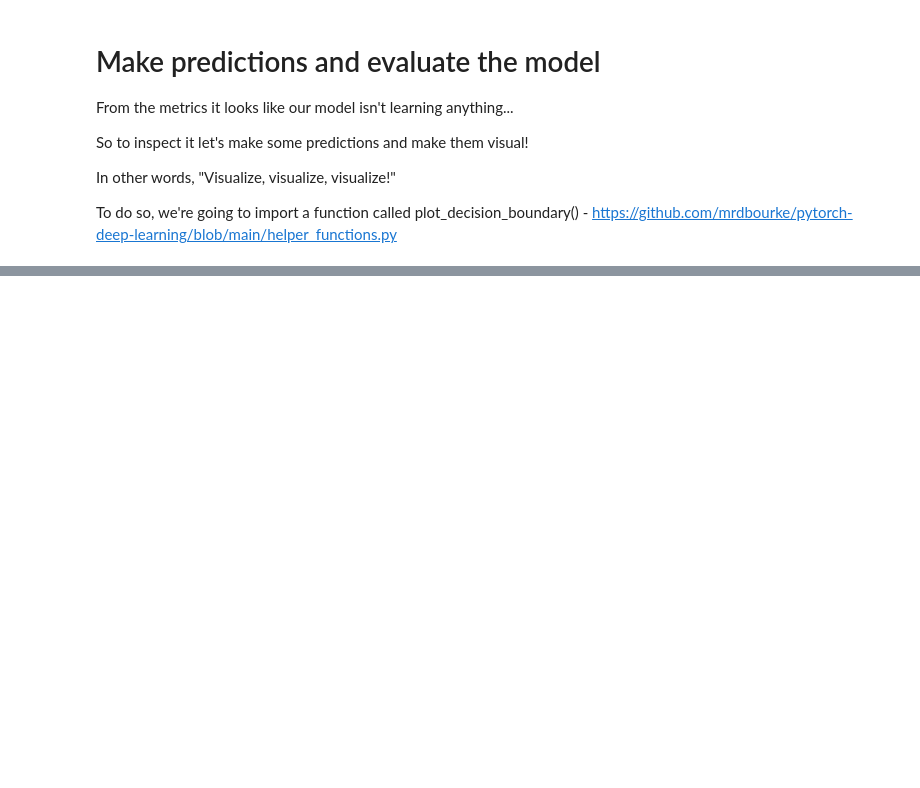
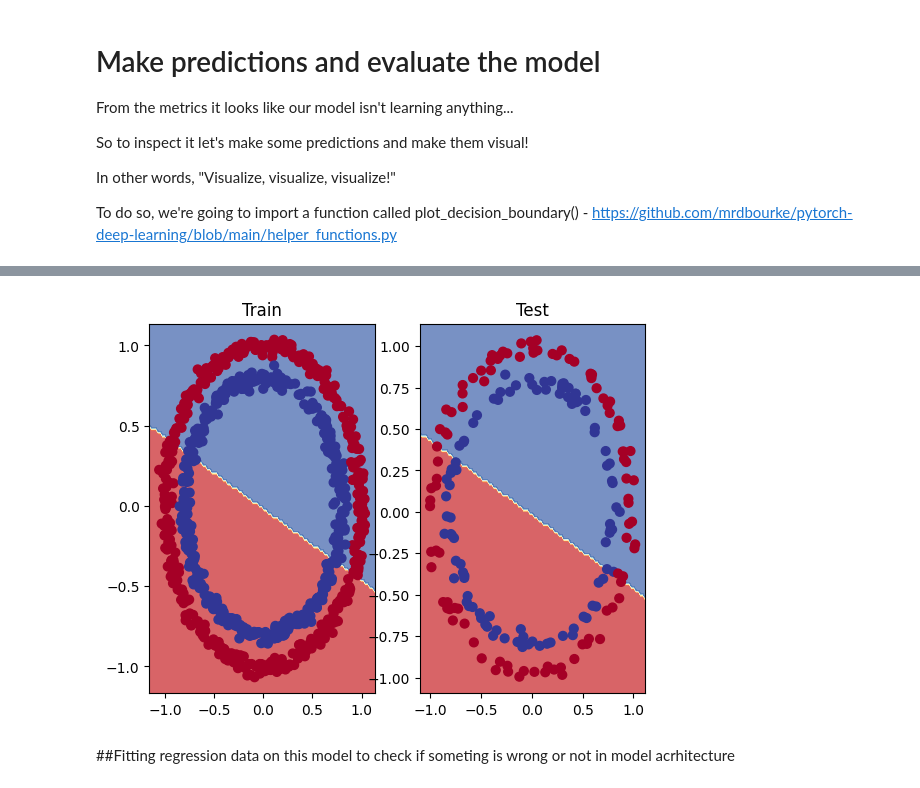
Before and after one commit to Nouman-wisal/pytorch, a Jupyter notebook: 02_pytorch_Neural_Network_classification_model.ipynb, the cells around one changed output, grey strips where cells are left out. Drawn from its saved outputs; the diff is of its cells as text; code cells hidden in the pictures; blank space fills up the shorter version.

```diff
--- a/02_pytorch_Neural_Network_classification_model.ipynb
+++ b/02_pytorch_Neural_Network_classification_model.ipynb
@@ -318,0 +331,19 @@ plot_decision_boundary(model_0, x_test, y_test)
+# %%
+class CircleModelV1(nn.Module):
+  def __init__(self):
+    super().__init__()
+
+    self.layer1= nn.Linear(in_features=2, out_features=10)
+    self.layer2= nn.Linear(in_features=10, out_features=10)
+    self.layer3= nn.Linear(in_features=10, out_features=1)
+
+  def forward(self, x:torch.Tensor) ->torch.Tensor:
+    # z=self.layer1(x)
+    # z1=self.layer2(z)
+    # z2=self.layer3(z1)
+    # return z2
+    return self.layer3(self.layer2(self.layer1(x))) # --> recommended
+
+model_1= CircleModelV1().to(device)
+
+model_1, next(model_1.parameters()).device, model_1.state_dict()
@@ -318,0 +368,12 @@ plot_decision_boundary(model_0, x_test, y_test)
+# %%
+# loss function / accuracy function and optimizer
+
+loss_fn= nn.BCEWithLogitsLoss()
+
+optimizer= torch.optim.Adam(params=model_1.parameters(),
+                            lr=0.1)
+
+def accuracy_fn(y_true, y_pred):
+  correct= torch.eq(y_true, y_pred).sum().item()
+  acc=(correct/len(y_pred))*100
+  return acc
@@ -318,0 +459,13 @@ plot_decision_boundary(model_0, x_test, y_test)
+# %%
+# plt.figure(figsize=(12,6))
+plt.subplot(1,2,1)
+plt.title('Train')
+plot_decision_boundary(model_1, x_train, y_train)
+
+plt.subplot(1,2,2)
+plt.title('Test')
+plot_decision_boundary(model_1, x_test, y_test)
+# %% [output]
+[figure, added]
+# %% [markdown]
+##Fitting regression data on this model to check if someting is wrong or not in model acrhitecture
```
Also changed, not shown: parts of 38 cells of this notebook.
